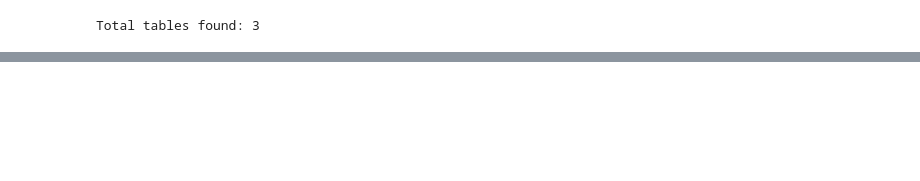
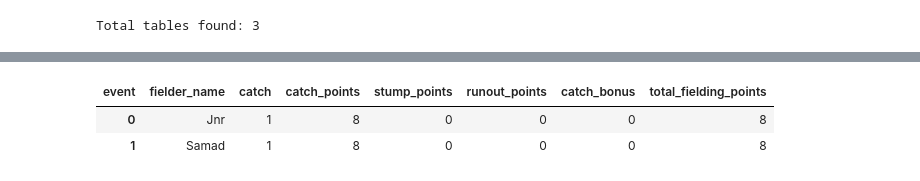
Before and after one commit to thefuriouspanda/AB-De-Villiers-vs-Jasprit-Bumrah, a Jupyter notebook: notebooks/Getting_started_with_google_colab_ai.ipynb, the cells around one changed output, grey strips where cells are left out. Cells and saved outputs as stored; diff of their text form; code cells hidden in the pictures; blank space fills up the shorter version.

```diff
--- a/notebooks/Getting_started_with_google_colab_ai.ipynb
+++ b/notebooks/Getting_started_with_google_colab_ai.ipynb
@@ -379,0 +487,43 @@ bowling_df.sort_values("bowling_points", ascending=False)
+# %%
+fielding_points = (
+    fielding_df
+    .groupby(["fielder_name", "event"])
+    .size()
+    .unstack(fill_value=0)
+    .reset_index()
+)
+
+import numpy as np
+
+fielding_points["catch_points"] = fielding_points.get("catch", 0) * 8
+fielding_points["stump_points"] = fielding_points.get("stump", 0) * 12
+
+fielding_points["runout_points"] = (
+    fielding_points.get("runout_direct", 0) * 12
+    + fielding_points.get("runout_shared", 0) * 6
+)
+
+fielding_points["catch_bonus"] = np.select(
+    [
+        fielding_points.get("catch", 0) >= 4,
+        fielding_points.get("catch", 0) >= 3
+    ],
+    [
+        8,
+        4
+    ],
+    default=0
+)
+
+fielding_points["total_fielding_points"] = (
+    fielding_points["catch_points"]
+    + fielding_points["stump_points"]
+    + fielding_points["runout_points"]
+    + fielding_points["catch_bonus"]
+)
+
+fielding_points
+# %% [output]
+| event | fielder_name | catch | catch_points | stump_points | runout_points | catch_bonus | total_fielding_points |
+| 0 | Jnr | 1 | 8 | 0 | 0 | 0 | 8 |
+| 1 | Samad | 1 | 8 | 0 | 0 | 0 | 8 |
```
Also changed, not shown: parts of 19 cells of this notebook.
